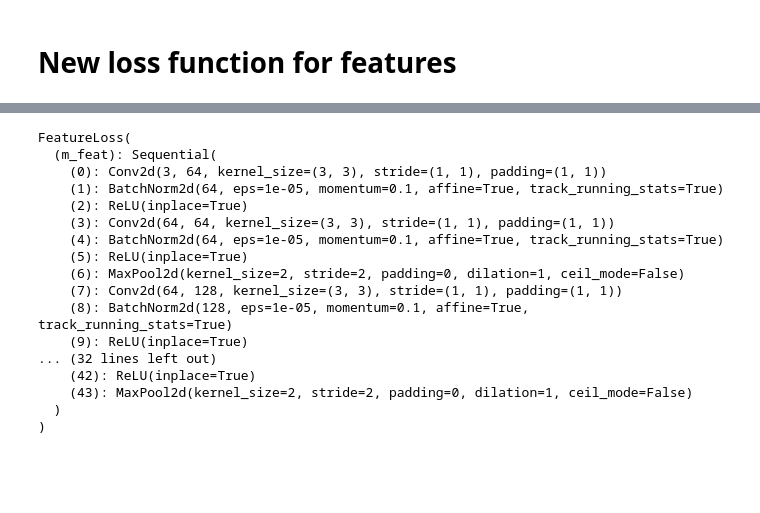
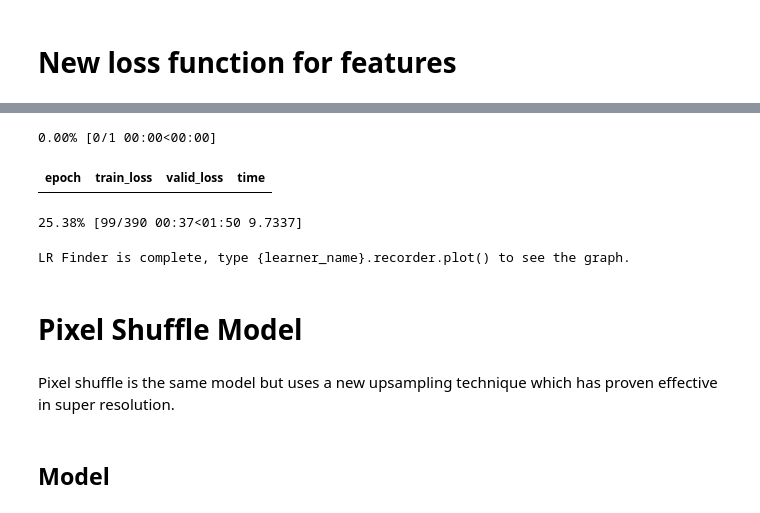
Before and after one commit to henriwoodcock/Applying-Modern-Best-Practices-to-Autoencoders, a Jupyter notebook: notebooks/cifar-10/cifar_autoencoder_joint_training.ipynb, the cells around one changed output, grey strips where cells are left out. Saved outputs shown, nothing was run; the diff lists cells and outputs as text; code cells hidden in the pictures; blank space fills up the shorter version.

```diff
--- a/notebooks/cifar-10/cifar_autoencoder_joint_training.ipynb
+++ b/notebooks/cifar-10/cifar_autoencoder_joint_training.ipynb
@@ -382,0 +400,3 @@ learn.save('/drive/My Drive/autoencoder-training/stage-1-cifar')
+# %%
+with open('data/models/stage-1-cifar.pth', 'w') as f:
+  f.write('drive/My Drive/autoencoder-training/stage-1-cifar.pth')
@@ -451,6 +482,4 @@ class FeatureLoss(nn.Module):
 # %%
 feat_loss = FeatureLoss(vgg_m, blocks[2:5], [5,15,2])
 # %%
-learn = Learner(data, autoencoder, loss_func=feat_loss);
+learn.loss_func = feat_loss
-# %%
-learn.fit_one_cycle(1)
@@ -464,20 +486,13 @@ learn.show_results(ds_type=DatasetType.Train)
 # %%
-learn.loss_func
+learn.lr_find()
 # %% [output]
-FeatureLoss(
-  (m_feat): Sequential(
-    (0): Conv2d(3, 64, kernel_size=(3, 3), stride=(1, 1), padding=(1, 1))
-    (1): BatchNorm2d(64, eps=1e-05, momentum=0.1, affine=True, track_running_stats=True)
-    (2): ReLU(inplace=True)
-    (3): Conv2d(64, 64, kernel_size=(3, 3), stride=(1, 1), padding=(1, 1))
-    (4): BatchNorm2d(64, eps=1e-05, momentum=0.1, affine=True, track_running_stats=True)
-    (5): ReLU(inplace=True)
-    (6): MaxPool2d(kernel_size=2, stride=2, padding=0, dilation=1, ceil_mode=False)
-    (7): Conv2d(64, 128, kernel_size=(3, 3), stride=(1, 1), padding=(1, 1))
-    (8): BatchNorm2d(128, eps=1e-05, momentum=0.1, affine=True, track_running_stats=True)
-    (9): ReLU(inplace=True)
-... (32 lines left out)
-    (42): ReLU(inplace=True)
-    (43): MaxPool2d(kernel_size=2, stride=2, padding=0, dilation=1, ceil_mode=False)
-  )
-)
+0.00% [0/1 00:00<00:00]
+| epoch | train_loss | valid_loss | time |
+25.38% [99/390 00:37<01:50 9.7337]
+LR Finder is complete, type {learner_name}.recorder.plot() to see the graph.
+# %% [markdown]
+# Pixel Shuffle Model
+# %% [markdown]
+Pixel shuffle is the same model but uses a new upsampling technique which has proven effective in super resolution.
+# %% [markdown]
+## Model
```
Also changed, not shown: parts of 17 cells of this notebook.
